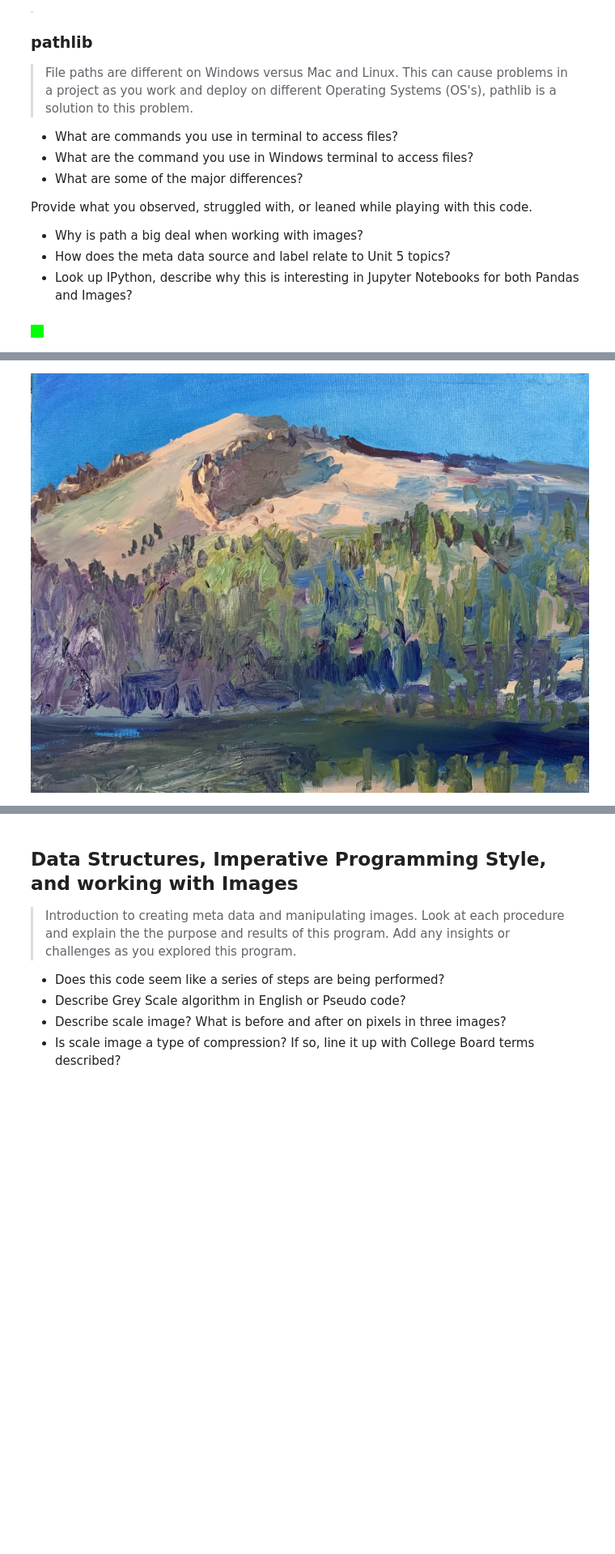
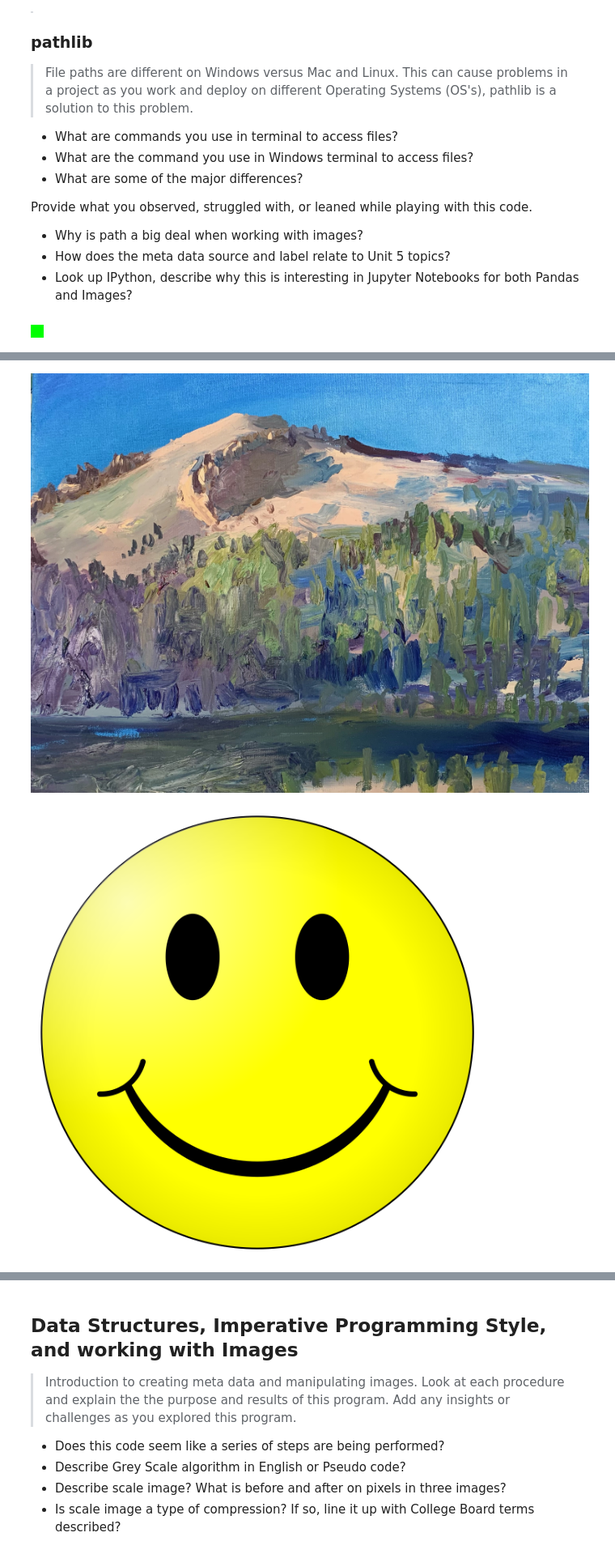
Before and after one commit to EdwinKuttappi/fastpage1, a Jupyter notebook: _notebooks/2023-03-07-AP-unit2-2.ipynb, the cells around one changed output, grey strips where cells are left out. Shown at 81% size. Cells and saved outputs as stored; diff of their text form; code cells hidden in the pictures; blank space fills up the shorter version.

```diff
--- a/_notebooks/2023-03-07-AP-unit2-2.ipynb
+++ b/_notebooks/2023-03-07-AP-unit2-2.ipynb
@@ -56,34 +56,36 @@ from pathlib import Path  # https://medium.com/@ageitgey/python-3-quick-tip-the-
 
 # prepares a series of images
 def image_data(path=Path("images/"), images=None):  # path of static images is defaulted
     if images is None:  # default image
         images = [
             {'source': "Peter Carolin", 'label': "Clouds Impression", 'file': "clouds-impression.png"},
-            {'source': "Peter Carolin", 'label': "Lassen Volcano", 'file': "lassen-volcano.jpg"}
+            {'source': "Peter Carolin", 'label': "Lassen Volcano", 'file': "lassen-volcano.jpg"},
+            {'source': "Internet", 'label': "Happy Face", 'file': "happyface.png"}
         ]
     for image in images:
         # File to open
         image['filename'] = path / image['file']  # file with path
     return images
 
 def image_display(images):
     for image in images:
         display(Image(filename=image['filename']))
 
 
 # Run this as standalone tester to see sample data printed in Jupyter terminal
 if __name__ == "__main__":
     # print parameter supplied image
     green_square = image_data(images=[{'source': "Internet", 'label': "Green Square", 'file': "green-square-16.png"}])
     image_display(green_square)
 
     # display default images from image_data()
     default_images = image_data()
     image_display(default_images)
 # %% [output]
 [figure]
 [figure]
 [figure]
+[figure, added]
 # %% [markdown]
 ## Reading and Encoding Images (2 implementations follow)
 
```
Also changed, not shown: 2 other files.
